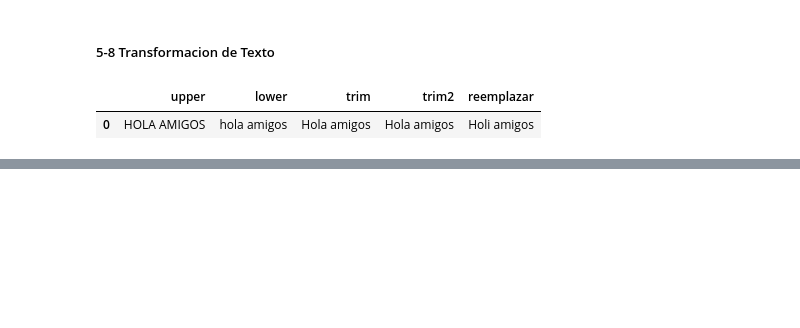
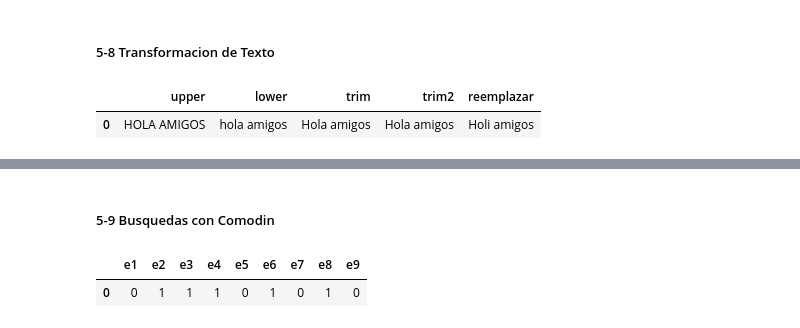
Before and after one commit to user14721068/SQL, a Jupyter notebook: 5.-Manejo de texto.ipynb, the cells around one changed output, grey strips where cells are left out. Saved outputs shown, nothing was run; the diff lists cells and outputs as text; code cells hidden in the pictures; blank space fills up the shorter version.

```diff
--- a/5.-Manejo de texto.ipynb
+++ b/5.-Manejo de texto.ipynb
@@ -350,0 +466,22 @@ df.head(10)
+# %% [markdown]
+##### 5-9 Busquedas con Comodin
+# %%
+# Funcion LIKE
+
+query = """
+select
+    "Daniel Perez Gonzalez"	LIKE "Go" as e1,      /* Devuelve 0. Busca coincidencia exacta entre las dos cadenas.*/
+    "Daniel Perez Gonzalez"	NOT LIKE "Go" as e2,  /* Devuelve 1. Busca la NO coincidencia exacta entre las dos cadenas.*/
+    "Daniel Perez Gonzalez"	LIKE "%on%" as e3,    /* Devuelve 1. Busca que la cadena empiece con texto cualquiera seguida de la cadena "on" seguida de texto cualquiera.*/
+    "Daniel Perez Gonzalez" LIKE "d%" as e4,      /* Devuelve 1. Busca que la cadena empiece con la palabra "d" seguida de texto cualquiera.*/
+    "Daniel Perez Gonzalez" LIKE "P%" as e5,      /* Devuelve 0. Busca que la cadena empiece con la palabra "P" seguida de texto cualquiera.*/
+    "Daniel Perez Gonzalez" LIKE "%Z" as e6,      /* Devuelve 1. Busca que la cadena empiece con texto cualquiera y termine con "z".*/
+    "Daniel Perez Gonzalez" LIKE "%el" as e7,     /* Devuelve 0. Busca que la cadena empiece con texto cualquiera y termine con "el".*/
+    "Daniel Perez Gonzalez" LIKE "_a%" as e8,     /* Devuelve 1. Busca que la cadena empiece con un caracter cualquiera, seguida de la letra "a" seguido de texto cualquiera.*/
+    "Daniel Perez Gonzalez" LIKE "_e%" as e9;     /* Devuelve 0. Busca que la cadena empiece con un caracter cualquiera, seguida de la letra "e" seguido de texto cualquiera.*/
+"""
+df = pd.read_sql_query(text(query), engine)
+df.head(10)
+# %% [output]
+|  | e1 | e2 | e3 | e4 | e5 | e6 | e7 | e8 | e9 |
+| 0 | 0 | 1 | 1 | 1 | 0 | 1 | 0 | 1 | 0 |
```
Also changed, not shown: parts of 3 cells of this notebook.
